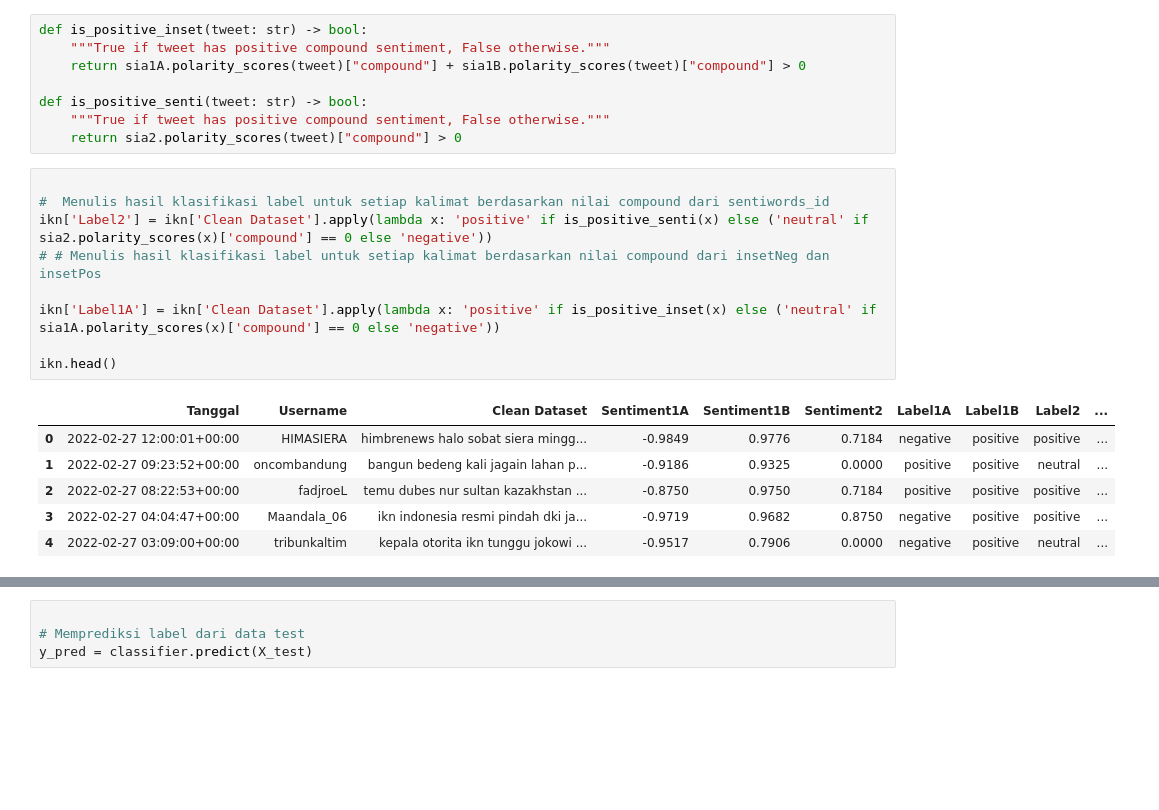
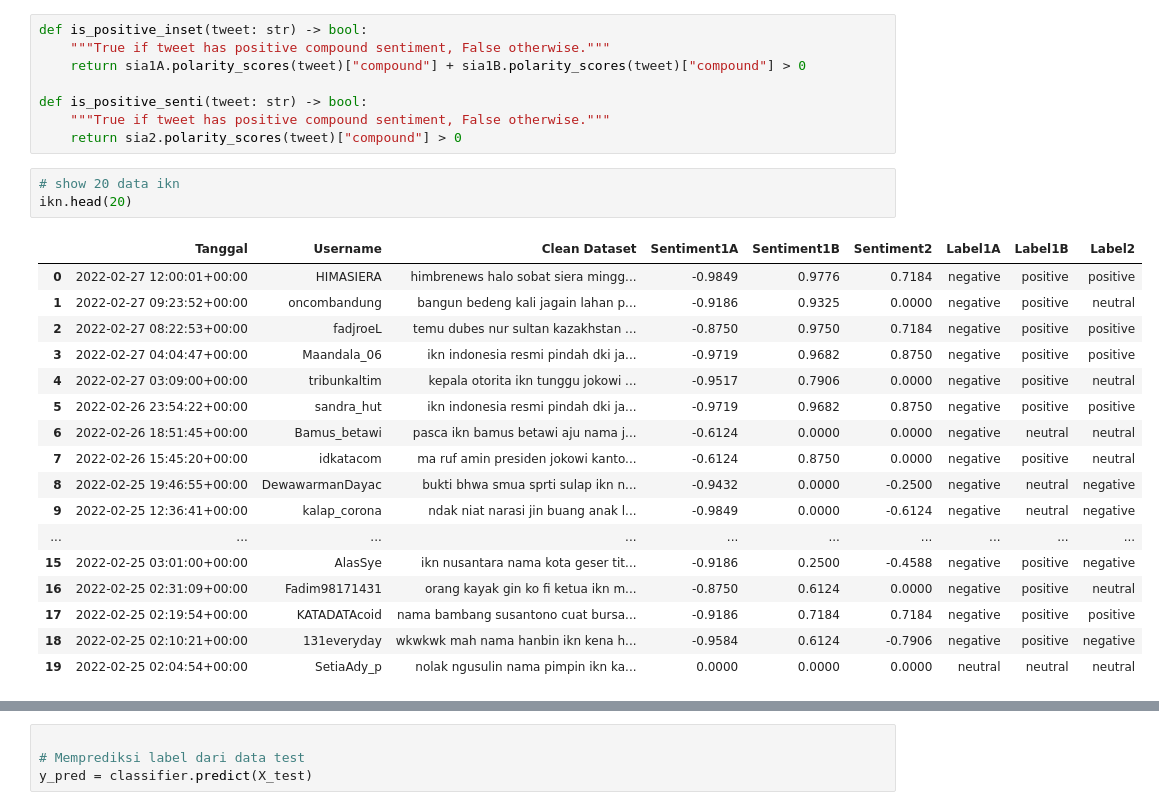
Before and after one commit to sayyyyed/analisis-sentimen-ikn, a Jupyter notebook: run.ipynb, the cells around one changed output, grey strips where cells are left out. Drawn from its saved outputs; the diff is of its cells as text; blank space fills up the shorter version.

Commit message:
clean data more

```diff
--- a/run.ipynb
+++ b/run.ipynb
@@ -115,19 +116,24 @@ def is_positive_inset(tweet: str) -> bool:
 def is_positive_senti(tweet: str) -> bool:
     """True if tweet has positive compound sentiment, False otherwise."""
     return sia2.polarity_scores(tweet)["compound"] > 0
-# %%
-
-#  Menulis hasil klasifikasi label untuk setiap kalimat berdasarkan nilai compound dari sentiwords_id
-ikn['Label2'] = ikn['Clean Dataset'].apply(lambda x: 'positive' if is_positive_senti(x) else ('neutral' if sia2.polarity_scores(x)['compound'] == 0 else 'negative'))
-# # Menulis hasil klasifikasi label untuk setiap kalimat berdasarkan nilai compound dari insetNeg dan insetPos
-
-ikn['Label1A'] = ikn['Clean Dataset'].apply(lambda x: 'positive' if is_positive_inset(x) else ('neutral' if sia1A.polarity_scores(x)['compound'] == 0 else 'negative'))
-
-ikn.head()
-# %% [output]
-|  | Tanggal | Username | Clean Dataset | Sentiment1A | Sentiment1B | Sentiment2 | Label1A | Label1B | Label2 | ... |
-| 0 | 2022-02-27 12:00:01+00:00 | HIMASIERA | himbrenews halo sobat siera mingg... | -0.9849 | 0.9776 | 0.7184 | negative | positive | positive | ... |
-| 1 | 2022-02-27 09:23:52+00:00 | oncombandung | bangun bedeng kali jagain lahan p... | -0.9186 | 0.9325 | 0.0000 | positive | positive | neutral | ... |
-| 2 | 2022-02-27 08:22:53+00:00 | fadjroeL | temu dubes nur sultan kazakhstan ... | -0.8750 | 0.9750 | 0.7184 | positive | positive | positive | ... |
-| 3 | 2022-02-27 04:04:47+00:00 | Maandala_06 | ikn indonesia resmi pindah dki ja... | -0.9719 | 0.9682 | 0.8750 | negative | positive | positive | ... |
-| 4 | 2022-02-27 03:09:00+00:00 | tribunkaltim | kepala otorita ikn tunggu jokowi ... | -0.9517 | 0.7906 | 0.0000 | negative | positive | neutral | ... |
+# %%
+# show 20 data ikn
+ikn.head(20)
+# %% [output]
+|  | Tanggal | Username | Clean Dataset | Sentiment1A | Sentiment1B | Sentiment2 | Label1A | Label1B | Label2 |
+| 0 | 2022-02-27 12:00:01+00:00 | HIMASIERA | himbrenews halo sobat siera mingg... | -0.9849 | 0.9776 | 0.7184 | negative | positive | positive |
+| 1 | 2022-02-27 09:23:52+00:00 | oncombandung | bangun bedeng kali jagain lahan p... | -0.9186 | 0.9325 | 0.0000 | negative | positive | neutral |
+| 2 | 2022-02-27 08:22:53+00:00 | fadjroeL | temu dubes nur sultan kazakhstan ... | -0.8750 | 0.9750 | 0.7184 | negative | positive | positive |
+| 3 | 2022-02-27 04:04:47+00:00 | Maandala_06 | ikn indonesia resmi pindah dki ja... | -0.9719 | 0.9682 | 0.8750 | negative | positive | positive |
+| 4 | 2022-02-27 03:09:00+00:00 | tribunkaltim | kepala otorita ikn tunggu jokowi ... | -0.9517 | 0.7906 | 0.0000 | negative | positive | neutral |
+| 5 | 2022-02-26 23:54:22+00:00 | sandra_hut | ikn indonesia resmi pindah dki ja... | -0.9719 | 0.9682 | 0.8750 | negative | positive | positive |
+| 6 | 2022-02-26 18:51:45+00:00 | Bamus_betawi | pasca ikn bamus betawi aju nama j... | -0.6124 | 0.0000 | 0.0000 | negative | neutral | neutral |
+| 7 | 2022-02-26 15:45:20+00:00 | idkatacom | ma ruf amin presiden jokowi kanto... | -0.6124 | 0.8750 | 0.0000 | negative | positive | neutral |
+| 8 | 2022-02-25 19:46:55+00:00 | DewawarmanDayac | bukti bhwa smua sprti sulap ikn n... | -0.9432 | 0.0000 | -0.2500 | negative | neutral | negative |
+| 9 | 2022-02-25 12:36:41+00:00 | kalap_corona | ndak niat narasi jin buang anak l... | -0.9849 | 0.0000 | -0.6124 | negative | neutral | negative |
+| ... | ... | ... | ... | ... | ... | ... | ... | ... | ... |
+| 15 | 2022-02-25 03:01:00+00:00 | AlasSye | ikn nusantara nama kota geser tit... | -0.9186 | 0.2500 | -0.4588 | negative | positive | negative |
+| 16 | 2022-02-25 02:31:09+00:00 | Fadim98171431 | orang kayak gin ko fi ketua ikn m... | -0.8750 | 0.6124 | 0.0000 | negative | positive | neutral |
+| 17 | 2022-02-25 02:19:54+00:00 | KATADATAcoid | nama bambang susantono cuat bursa... | -0.9186 | 0.7184 | 0.7184 | negative | positive | positive |
+| 18 | 2022-02-25 02:10:21+00:00 | 131everyday | wkwkwk mah nama hanbin ikn kena h... | -0.9584 | 0.6124 | -0.7906 | negative | positive | negative |
+| 19 | 2022-02-25 02:04:54+00:00 | SetiaAdy_p | nolak ngusulin nama pimpin ikn ka... | 0.0000 | 0.0000 | 0.0000 | neutral | neutral | neutral |
```
Also changed, not shown: parts of 8 cells of this notebook, 1 other file.
